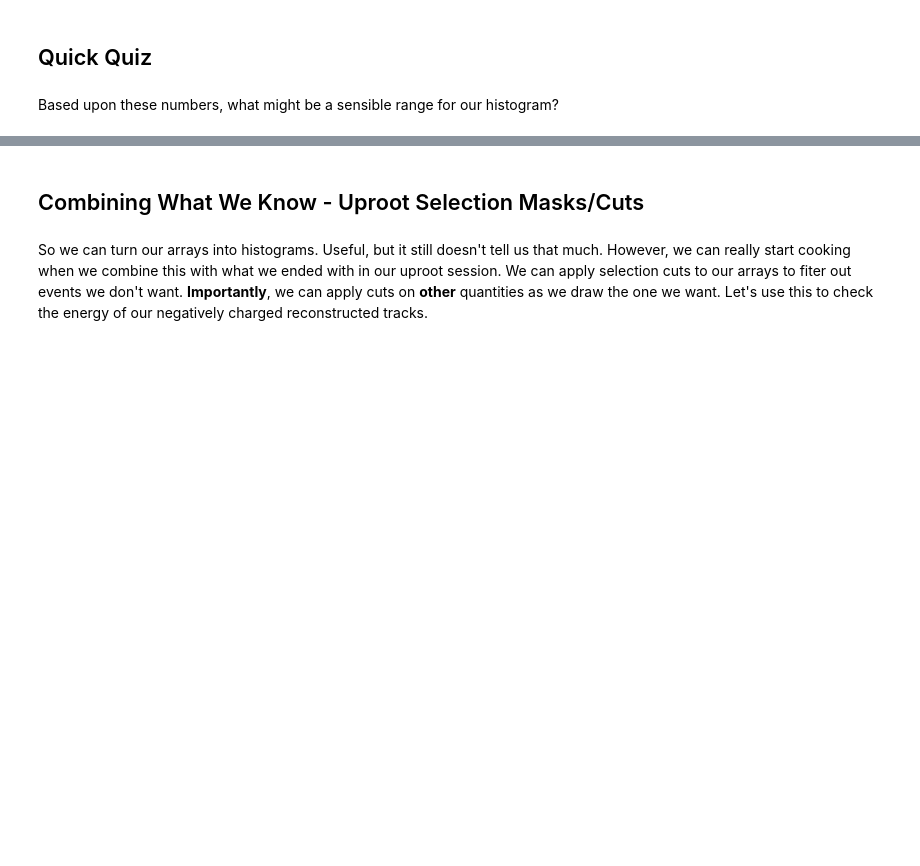
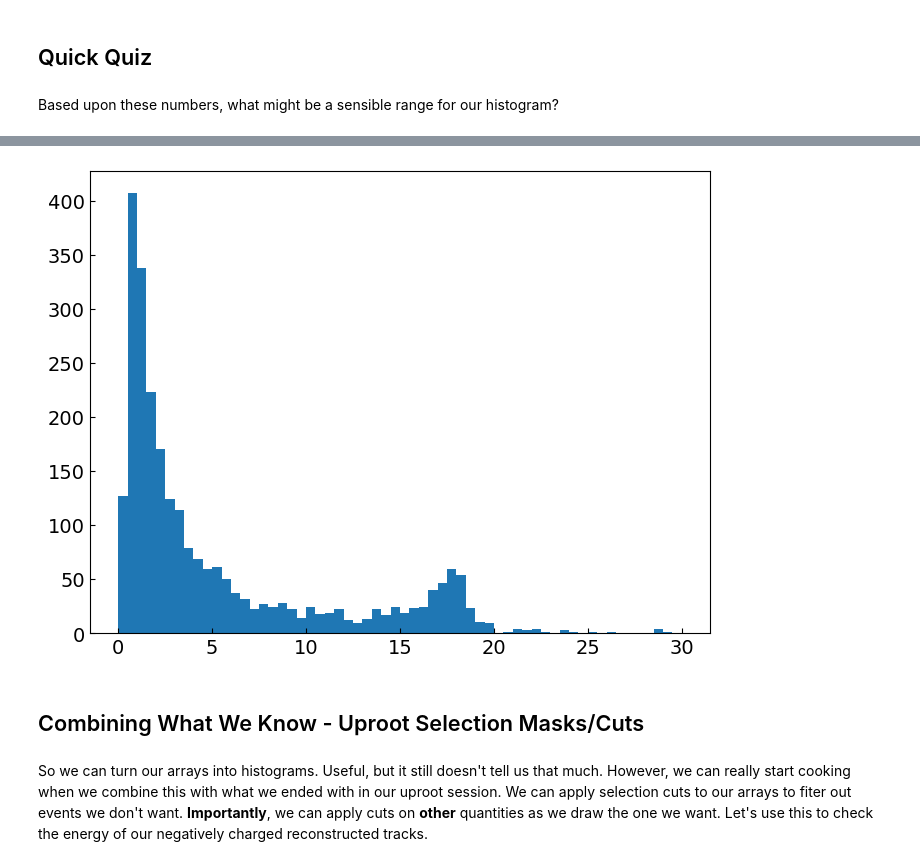
Before and after one commit to hszumila/cfns-ss, a Jupyter notebook: Working_With_Simulation_Output/Working_With_Simulation_Output.ipynb, the cells around one changed output, grey strips where cells are left out. Saved outputs shown, nothing was run; the diff lists cells and outputs as text; code cells hidden in the pictures; blank space fills up the shorter version.

```diff
--- a/Working_With_Simulation_Output/Working_With_Simulation_Output.ipynb
+++ b/Working_With_Simulation_Output/Working_With_Simulation_Output.ipynb
@@ -111,6 +128,8 @@ Much better, but we're not actually using much of our range, we see most events
 # %%
-plt.hist(ak.flatten(ReconChPartBr["ReconstructedChargedParticles.energy"]), bins=100, range=(0,50))
+plt.hist(ak.flatten(ReconChPartBr["ReconstructedChargedParticles.energy"]), bins=60, range=(0,30))
 plt.show()
+# %% [output]
+[figure, added]
 # %% [markdown]
 ## Combining What We Know - Uproot Selection Masks/Cuts
 # %% [markdown]
```
Also changed, not shown: parts of 15 cells of this notebook.
